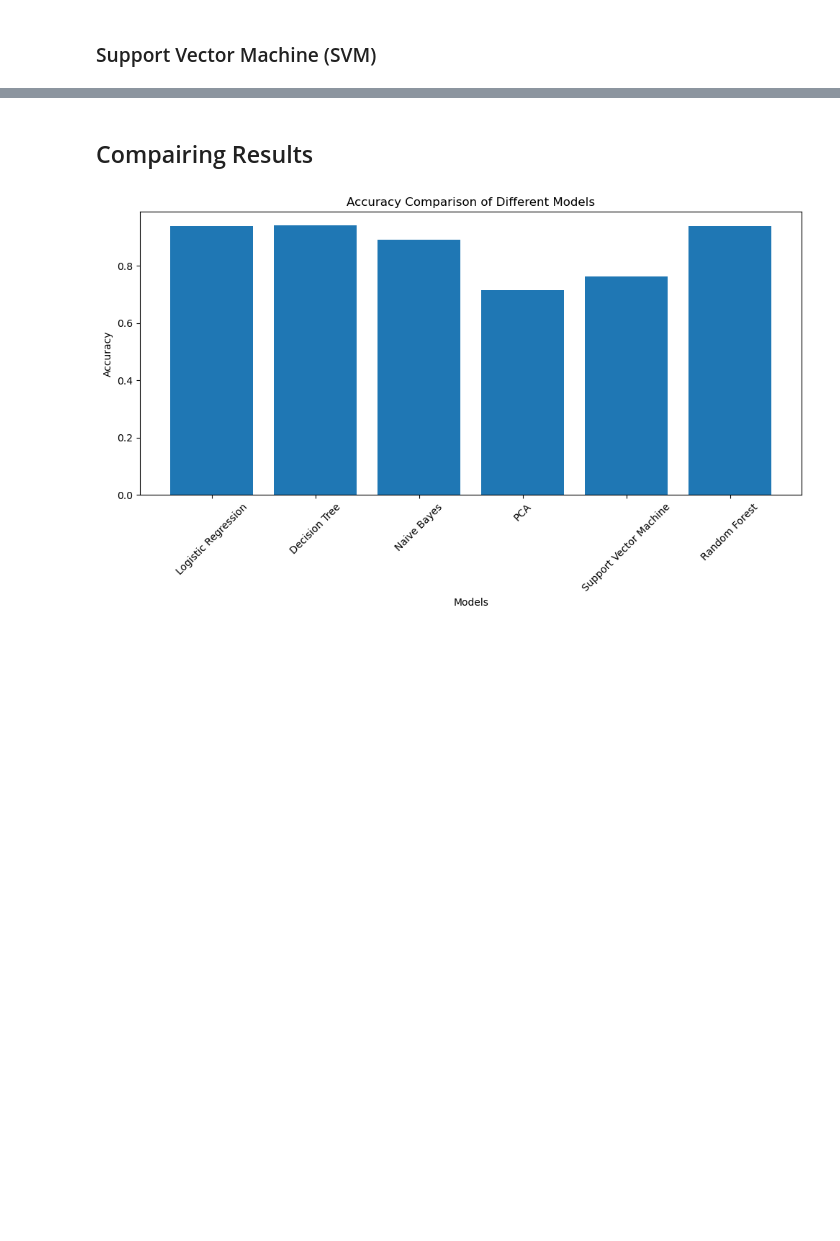
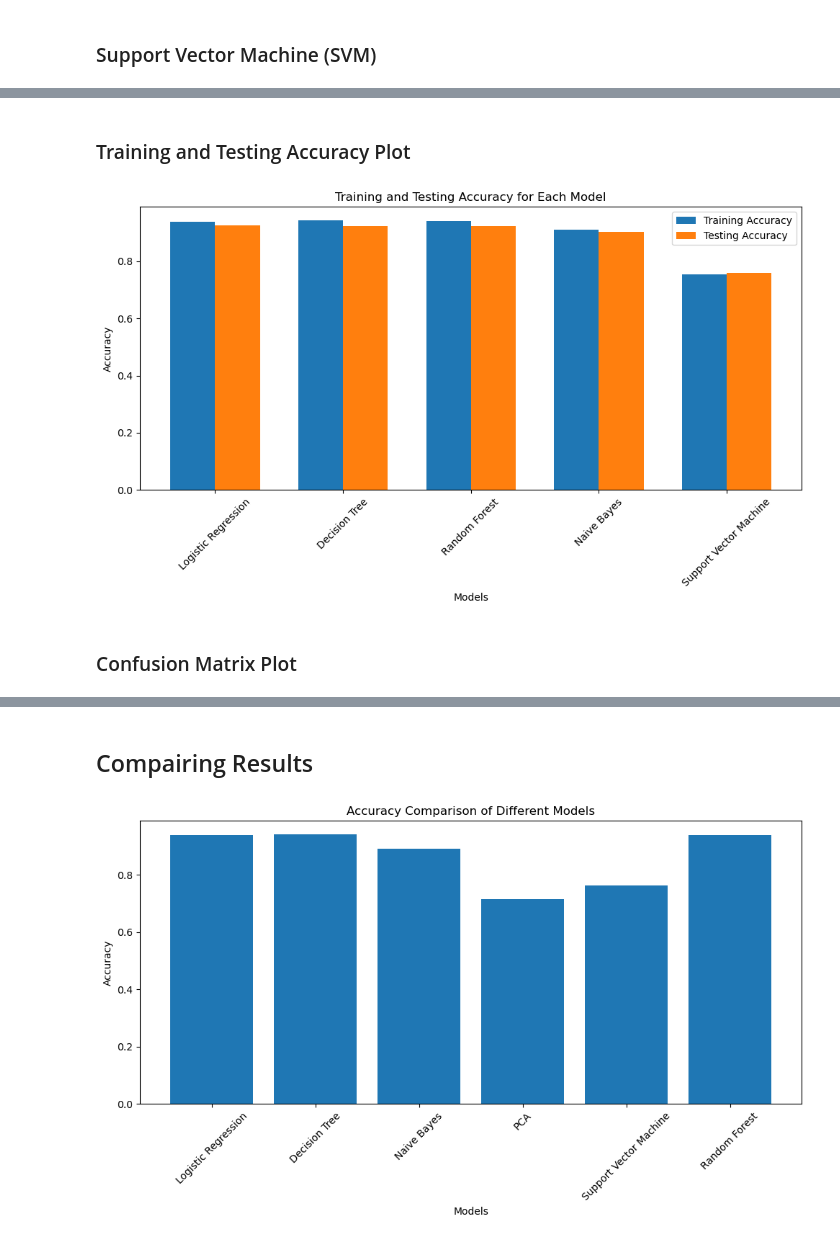
Before and after one commit to savindusihilel/customer-churn-prediction-app, a Jupyter notebook: model_building.ipynb, the cells around one changed output, grey strips where cells are left out. Cells and saved outputs as stored; diff of their text form; code cells hidden in the pictures; blank space fills up the shorter version.

```diff
--- a/model_building.ipynb
+++ b/model_building.ipynb
@@ -135,11 +135,19 @@ x_train, x_test, y_train, y_test = train_test_split(X_resampled, y_resampled, te
 log_model = LogisticRegression()
 log_model.fit(x_train, y_train)
 
+#Training Accuracy
+y_train_pred = log_model.predict(x_train)
+train_accuracy = accuracy_score(y_train, y_train_pred)
+
 # Making predictions on the test set
 y_pred = log_model.predict(x_test)
+test_accuracy = accuracy_score(y_test, y_pred)
 
 # Evaluating the model
-print("Logistic Regression")
+print("Logistic Regression \n")
+print("Training Accuracy:", train_accuracy)
+print("Testing Accuracy:", test_accuracy)
+print("\n")
 print(classification_report(y_test, y_pred))
 # %% [output]
 Logistic Regression
@@ -285,0 +421,39 @@ weighted avg       0.77      0.76      0.76      1164
+# %% [markdown]
+### Training and Testing Accuracy Plot
+# %%
+# Calculate training and testing accuracy for each model
+train_accuracies = []
+test_accuracies = []
+
+for model_name, model in models.items():
+    y_train_pred = model.predict(x_train)
+    y_test_pred = model.predict(x_test)
+    train_accuracy = accuracy_score(y_train, y_train_pred)
+    test_accuracy = accuracy_score(y_test, y_test_pred)
+    train_accuracies.append(train_accuracy)
+    test_accuracies.append(test_accuracy)
+# %%
+# Plot training and testing accuracy
+plt.figure(figsize=(10, 6))
+bar_width = 0.35
+index = np.arange(len(models))
+
+# Training accuracy bars
+plt.bar(index, train_accuracies, bar_width, label='Training Accuracy')
+
+# Testing accuracy bars
+plt.bar(index + bar_width, test_accuracies, bar_width, label='Testing Accuracy')
+
+# Labels and titles
+plt.xlabel('Models')
+plt.ylabel('Accuracy')
+plt.title('Training and Testing Accuracy for Each Model')
+plt.xticks(index + bar_width / 2, models.keys(), rotation=45)
+plt.legend()
+
+plt.tight_layout()
+plt.show()
+# %% [output]
+[figure, added]
+# %% [markdown]
+ ### Confusion Matrix Plot
```
Also changed, not shown: parts of 25 cells of this notebook, 1 other file.
